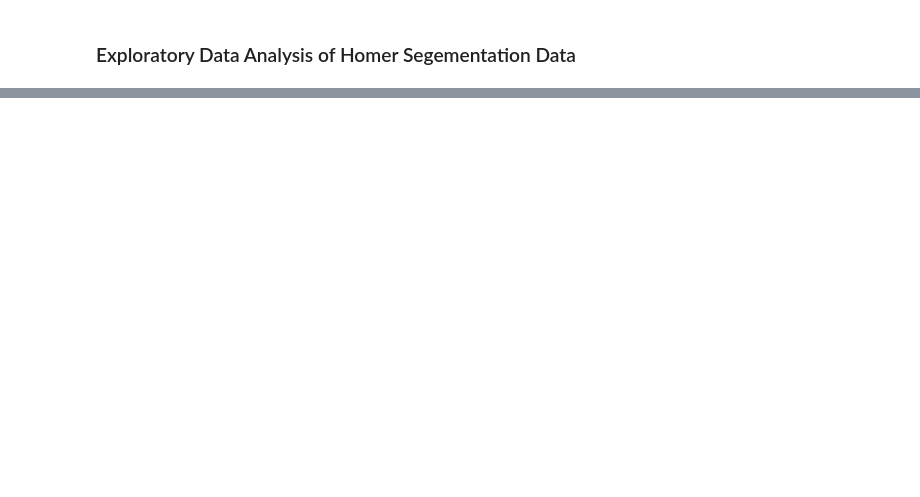
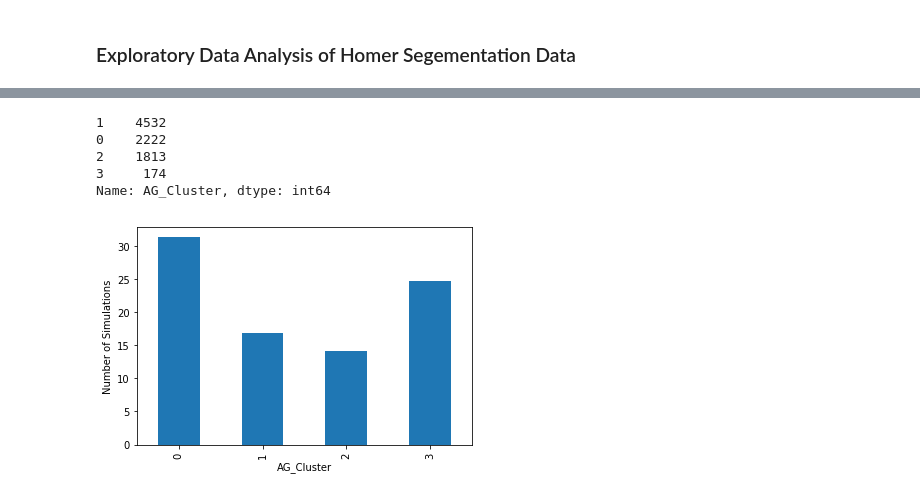
Before and after one commit to Stuart-D-King/homer_segmentation, a Jupyter notebook: homer_eda.ipynb, the cells around one changed output, grey strips where cells are left out. Drawn from its saved outputs; the diff is of its cells as text; code cells hidden in the pictures; blank space fills up the shorter version.

```diff
--- a/homer_eda.ipynb
+++ b/homer_eda.ipynb
@@ -266,0 +83,3 @@ Best run was number 5
+# %%
+df_users_clustered = pd.read_pickle('data/df_users_clustered.pkl')
+df_clustered = pd.read_pickle('data/df_clustered.pkl')
@@ -266,0 +103,7 @@ Best run was number 5
+# %%
+bool_cols = ('Sample', 'ImportedWind', 'ImportedSolar', 'GenCostMultiLines', 'WindCostMultiLines',
+       'BatCostMultiLines', 'PvCostMultiLines', 'ConCostMultiLines')
+
+for col in bool_cols:
+    df_users_clustered[col] = df_users_clustered[col].astype(bool)
+    df_clustered[col] = df_clustered[col].astype(bool)
@@ -266,0 +192,12 @@ Best run was number 5
+# %%
+# Mean number of simulations per user cluster
+print(df_users_clustered.AG_Cluster.value_counts(dropna=False))
+grp = df_users_clustered.groupby('AG_Cluster')['NumSims'].mean()
+grp.plot(kind='bar').set_ylabel('Number of Simulations');
+# %% [output]
+1    4532
+0    2222
+2    1813
+3     174
+Name: AG_Cluster, dtype: int64
+[figure, added]
```
Also changed, not shown: parts of 46 cells of this notebook, 3 other files.
